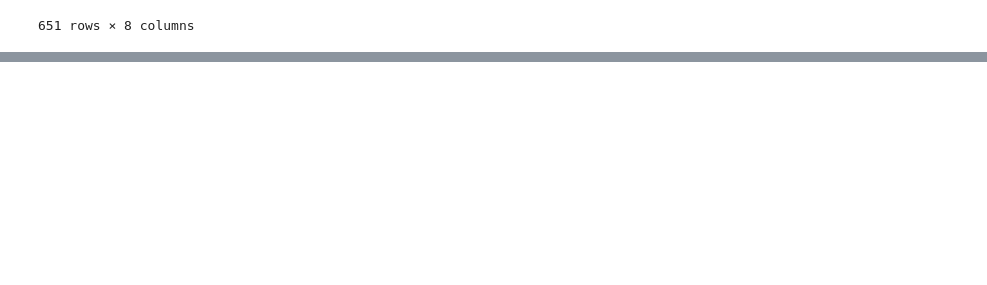
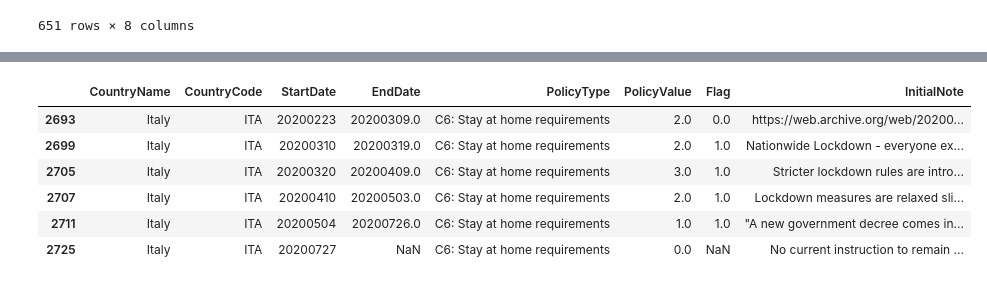
Before and after one commit to ksaslow/sad-song, a Jupyter notebook: ox_covid_test.ipynb, the cells around one changed output, grey strips where cells are left out. Cells and saved outputs as stored; diff of their text form; code cells hidden in the pictures; blank space fills up the shorter version.

```diff
--- a/ox_covid_test.ipynb
+++ b/ox_covid_test.ipynb
@@ -91,0 +112,11 @@ data[data['PolicyType'] == 'C6: Stay at home requirements']
+# %%
+italy = data[data['CountryName'] == 'Italy']
+italy[italy['PolicyType'] == 'C6: Stay at home requirements']
+# %% [output]
+|  | CountryName | CountryCode | StartDate | EndDate | PolicyType | PolicyValue | Flag | InitialNote |
+| 2693 | Italy | ITA | 20200223 | 20200309.0 | C6: Stay at home requirements | 2.0 | 0.0 | https://web.archive.org/web/20200... |
+| 2699 | Italy | ITA | 20200310 | 20200319.0 | C6: Stay at home requirements | 2.0 | 1.0 | Nationwide Lockdown - everyone ex... |
+| 2705 | Italy | ITA | 20200320 | 20200409.0 | C6: Stay at home requirements | 3.0 | 1.0 | Stricter lockdown rules are intro... |
+| 2707 | Italy | ITA | 20200410 | 20200503.0 | C6: Stay at home requirements | 2.0 | 1.0 | Lockdown measures are relaxed sli... |
+| 2711 | Italy | ITA | 20200504 | 20200726.0 | C6: Stay at home requirements | 1.0 | 1.0 | "A new government decree comes in... |
+| 2725 | Italy | ITA | 20200727 | NaN | C6: Stay at home requirements | 0.0 | NaN | No current instruction to remain ... |
```
Also changed, not shown: parts of 2 cells of this notebook, 2 other files.
